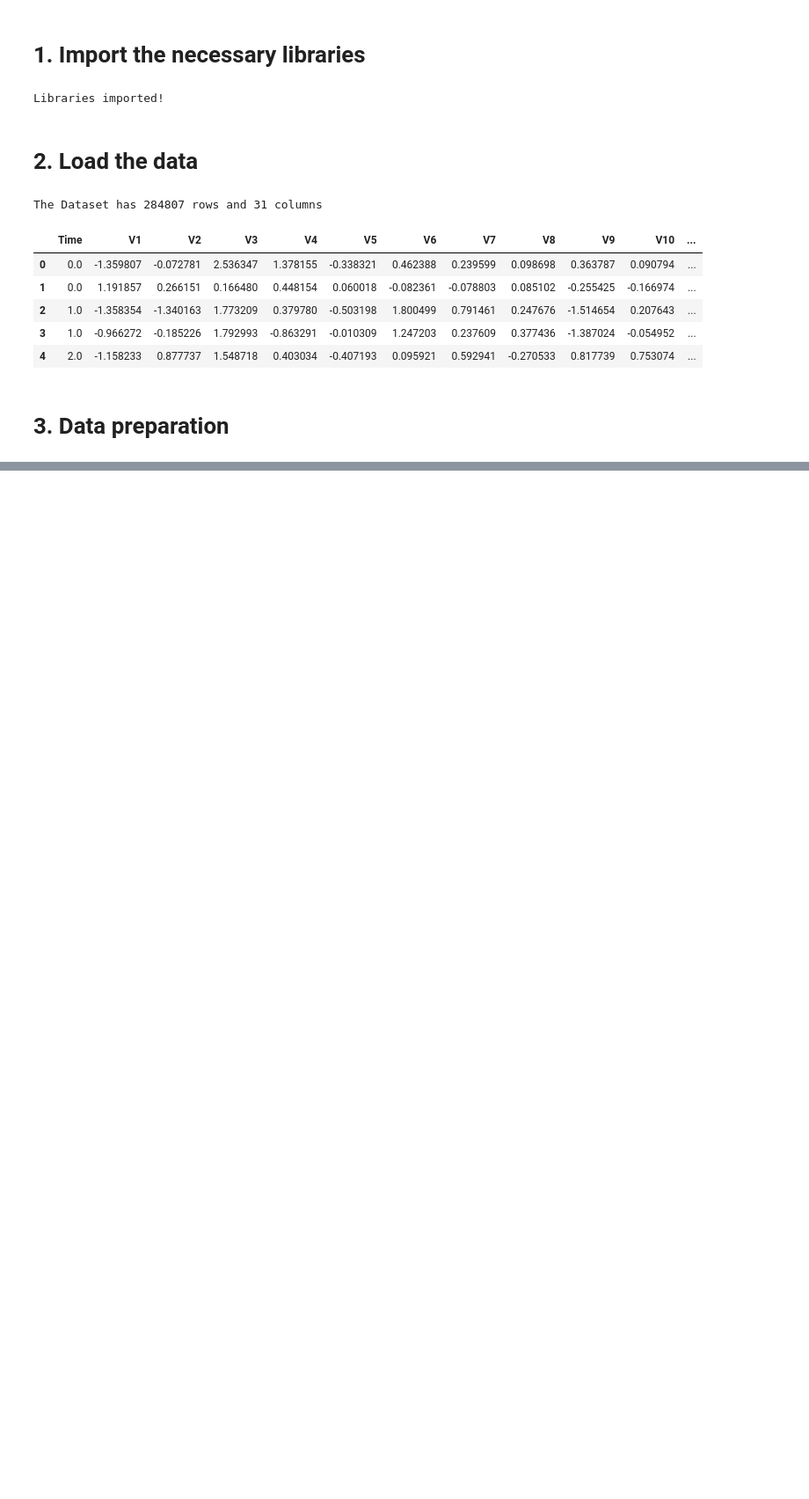
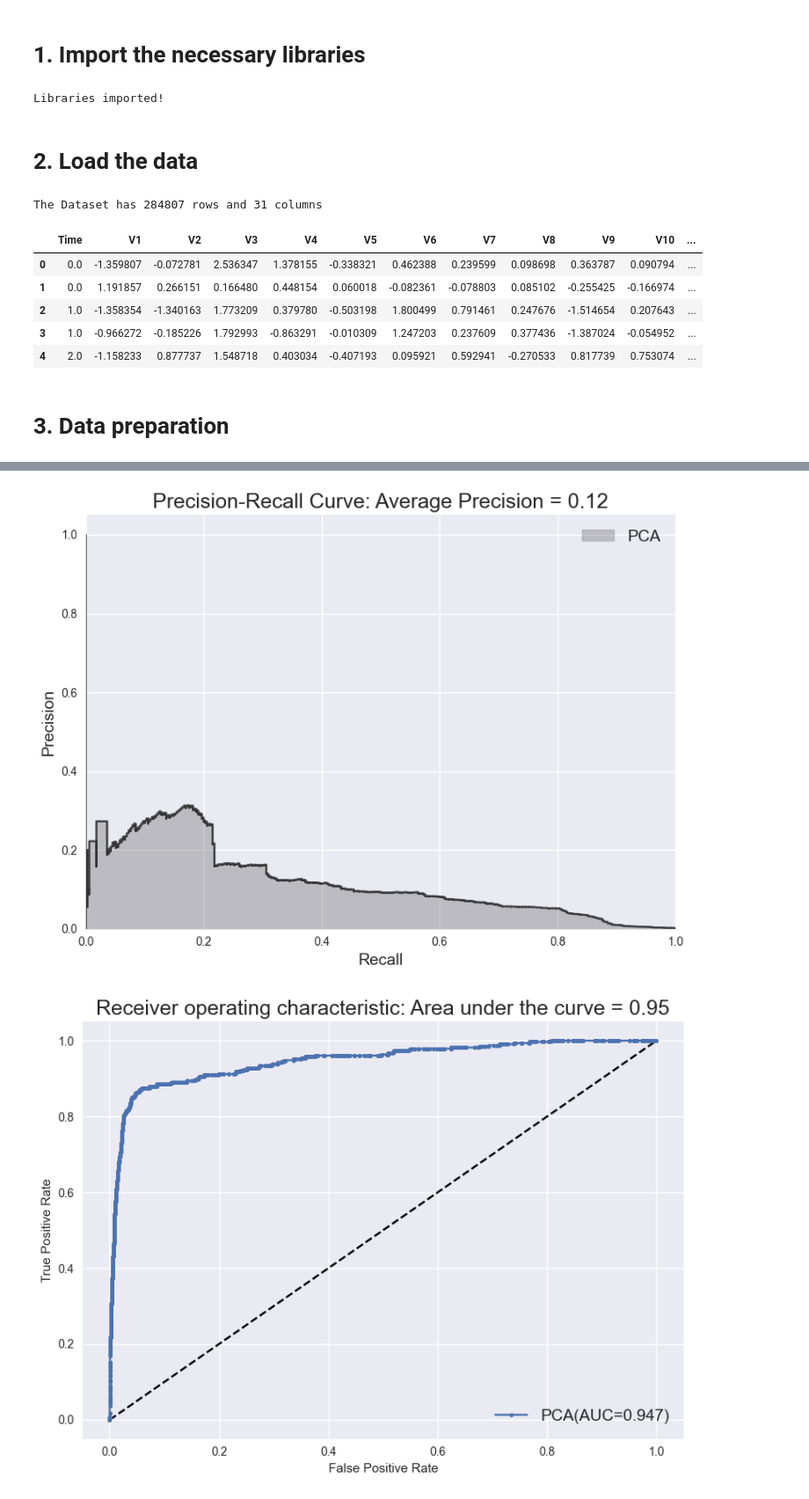
Before and after one commit to rakeshku93/machineLearningProjects, a Jupyter notebook: unsupervised_handson/Ch-4 Anomaly Detection/ch4_fraud_detection.ipynb, the cells around one changed output, grey strips where cells are left out. Shown: that part at 88% size. Saved outputs shown, nothing was run; the diff lists cells and outputs as text; code cells hidden in the pictures; blank space fills up the shorter version.

```diff
--- a/unsupervised_handson/Ch-4 Anomaly Detection/ch4_fraud_detection.ipynb
+++ b/unsupervised_handson/Ch-4 Anomaly Detection/ch4_fraud_detection.ipynb
@@ -93,7 +95,8 @@ TEST INFO: (93987, 29) (93987,)
 **So let’s define the anomaly score as the reconstruction error.**
 # %%
 def anomaly_score(originalDF, reducedDF):
-    loss = np.sum((originalDF - reducedDF)**2, axis=1)  # row-wise subtraction and then col-wise addition
+    loss = np.sum((np.array(originalDF) - np.array(reducedDF))**2, axis=1)  # row-wise subtraction and then col-wise addition
+    loss = pd.Series(data=loss, index=originalDF.index)
     loss = (loss - np.min(loss))/(np.max(loss)-np.min(loss))
     return loss
 # %% [markdown]
@@ -145,0 +215,6 @@ build a good fraud detection system**
+# %%
+anomalyScoresPCA = anomaly_score(X_train_pca, X_train_pca_inverse)
+predsPCA, avg_pr_score = plot_results(y_train, anomalyScoresPCA, model_instance=pca, returnPreds=True)
+# %% [output]
+[figure, added]
+[figure, added]
```
Also changed, not shown: parts of 26 cells of this notebook.
